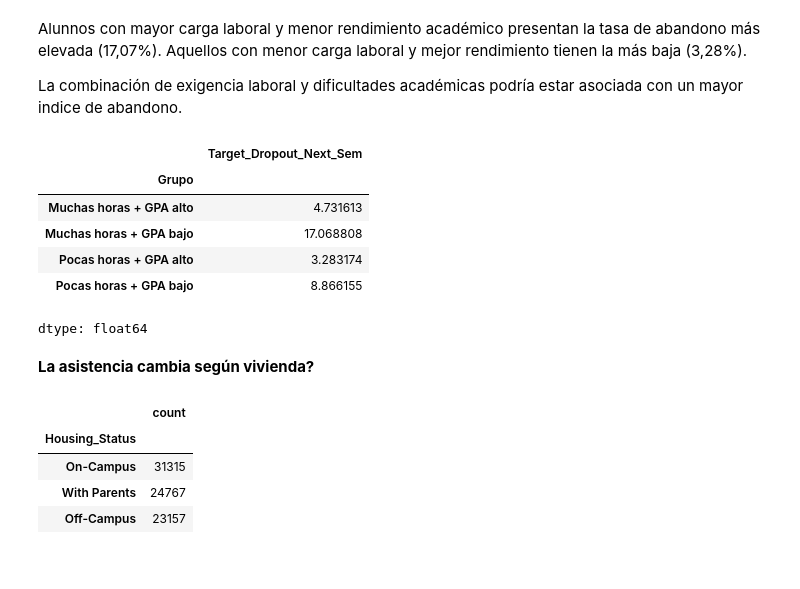
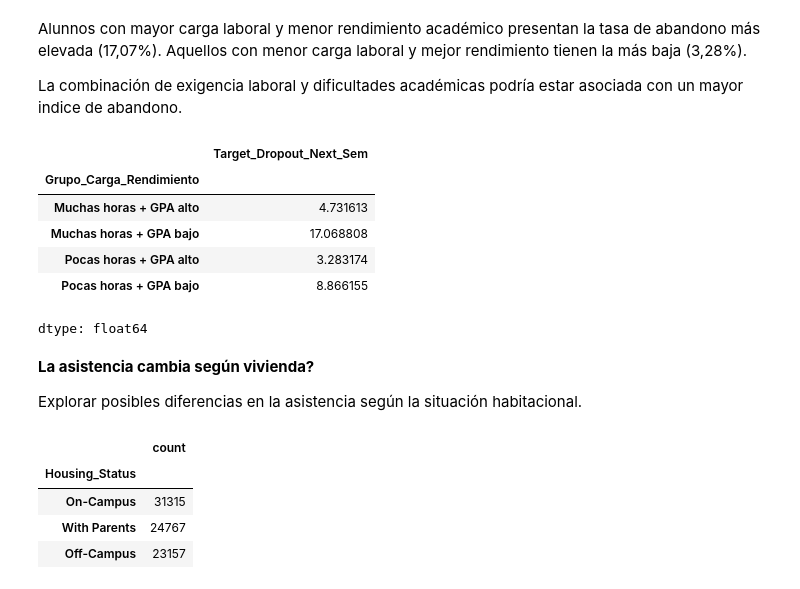
Before and after one commit to nachopedretti/diploup2026, a Jupyter notebook: DiploUP_TP1_9449.ipynb, the cells around one changed output. Drawn from its saved outputs; the diff is of its cells as text; code cells hidden in the pictures.

```diff
--- a/DiploUP_TP1_9449.ipynb
+++ b/DiploUP_TP1_9449.ipynb
@@ -510,5 +547,5 @@ los puntos de corte de 16,5 horas y 2,7 de GPA correspondan a las medianas
 df["Carga_Laboral"] = np.where(df["Work_Hours"] > 16.5, "Muchas horas","Pocas horas")
 df["Rendimiento"] = np.where( df["Sem_GPA"] >= 2.7, "GPA alto","GPA bajo")
 # %%
-df["Grupo"] = df["Carga_Laboral"] + " + " + df["Rendimiento"]
+df["Grupo_Carga_Rendimiento"] = df["Carga_Laboral"] + " + " + df["Rendimiento"]
 # %%
@@ -549,10 +588,10 @@ Alunnos con mayor carga laboral y menor rendimiento académico presentan la tasa
 
 La combinación de exigencia laboral y dificultades académicas podría estar asociada con un mayor indice de abandono.
 # %%
-df.groupby("Grupo")["Target_Dropout_Next_Sem"].mean() * 100
+df.groupby("Grupo_Carga_Rendimiento")["Target_Dropout_Next_Sem"].mean() * 100
 # %% [output]
 |  | Target_Dropout_Next_Sem |
-| Grupo |  |
+| Grupo_Carga_Rendimiento |  |
 | Muchas horas + GPA alto | 4.731613 |
 | Muchas horas + GPA bajo | 17.068808 |
 | Pocas horas + GPA alto | 3.283174 |
@@ -560,6 +599,8 @@ df.groupby("Grupo")["Target_Dropout_Next_Sem"].mean() * 100
 dtype: float64
 # %% [markdown]
 **La asistencia cambia según vivienda?**
+
+Explorar posibles diferencias en la asistencia según la situación habitacional.
 # %%
 df["Housing_Status"].value_counts()
 # %% [output]
```
Also changed, not shown: parts of 63 cells of this notebook.
